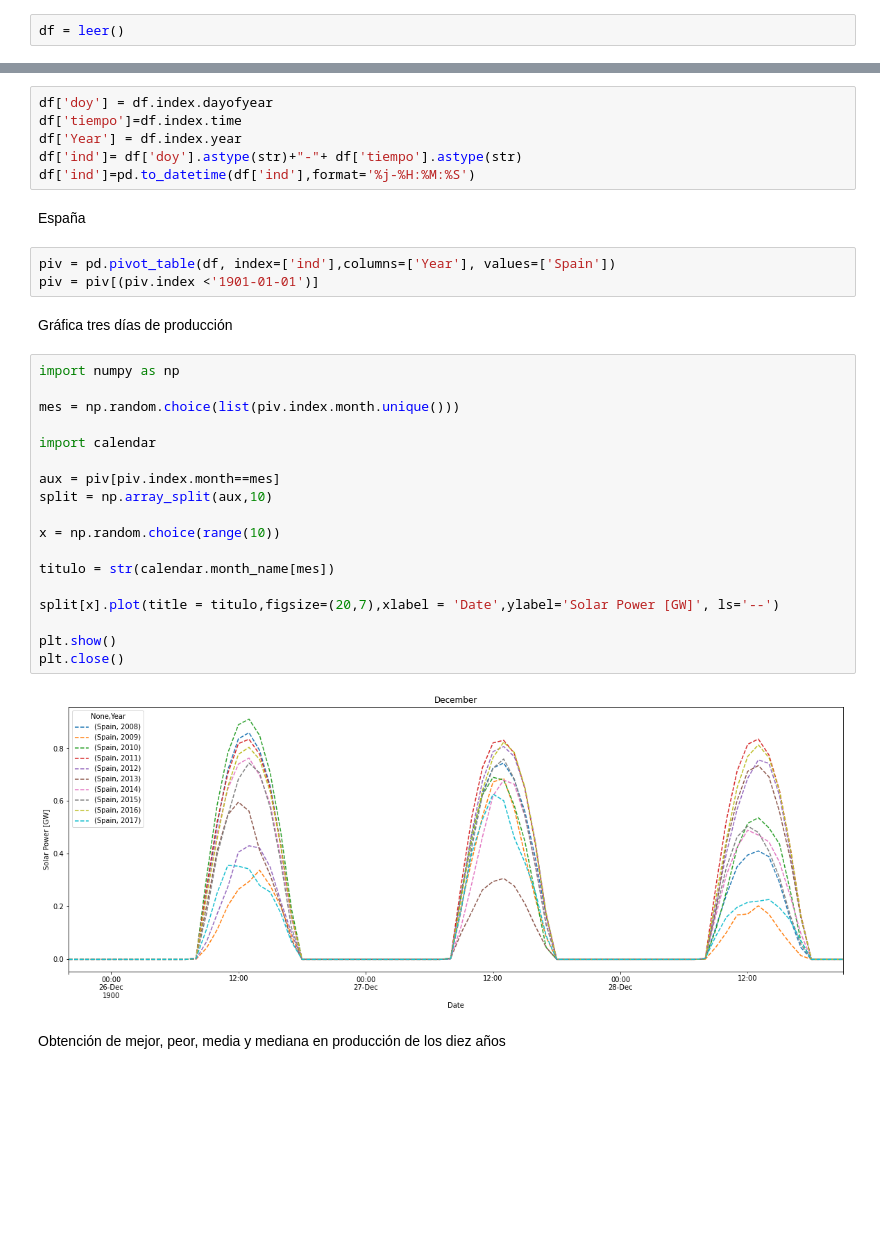
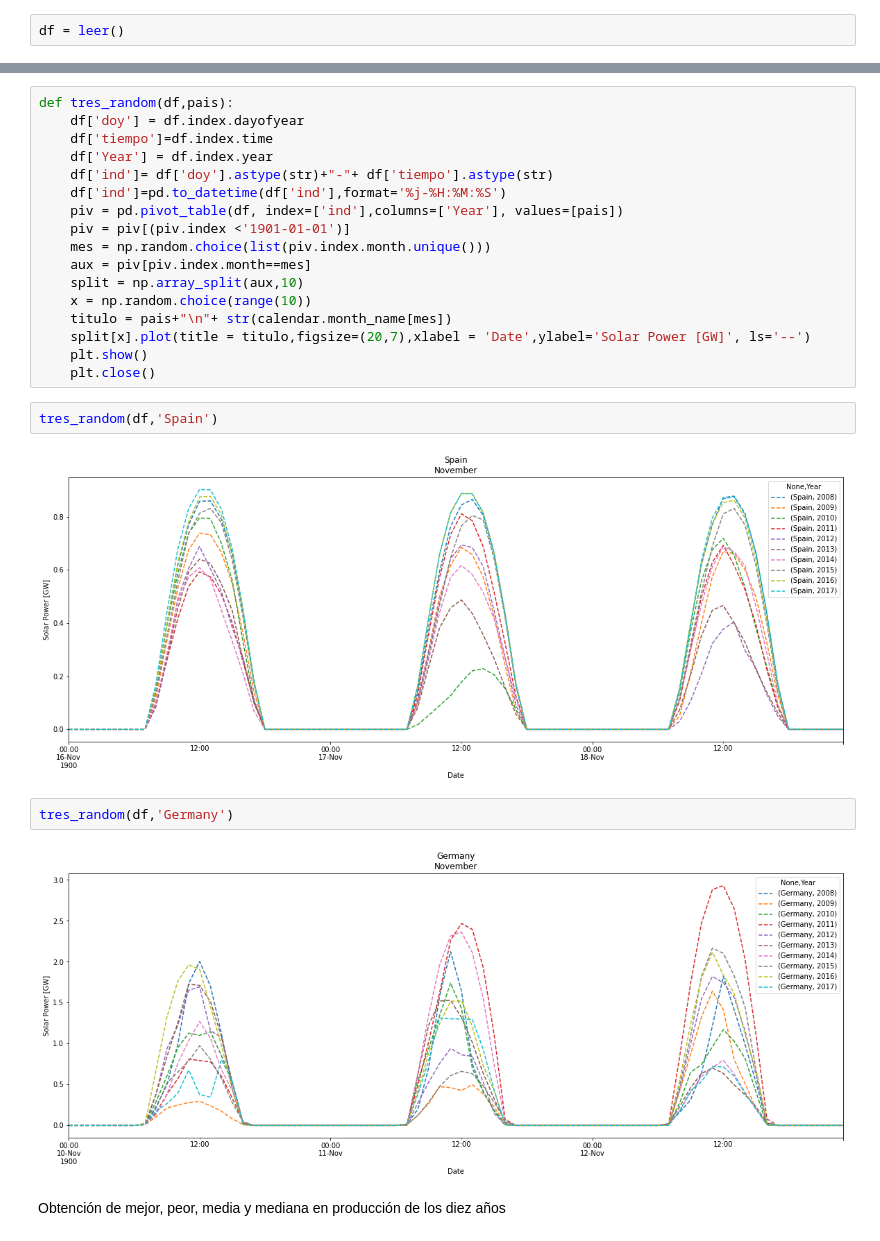
Before and after one commit to roberto-andrade22/PV_Parks_EU, a Jupyter notebook: Simulación.ipynb, the cells around one changed output, grey strips where cells are left out. Drawn from its saved outputs; the diff is of its cells as text; blank space fills up the shorter version.

```diff
--- a/Simulación.ipynb
+++ b/Simulación.ipynb
@@ -55,36 +53,28 @@ Modificación para graficar
 # %%
-df['doy'] = df.index.dayofyear
-df['tiempo']=df.index.time
-df['Year'] = df.index.year
-df['ind']= df['doy'].astype(str)+"-"+ df['tiempo'].astype(str)
-df['ind']=pd.to_datetime(df['ind'],format='%j-%H:%M:%S')
+def tres_random(df,pais):
+    df['doy'] = df.index.dayofyear
+    df['tiempo']=df.index.time
+    df['Year'] = df.index.year
+    df['ind']= df['doy'].astype(str)+"-"+ df['tiempo'].astype(str)
+    df['ind']=pd.to_datetime(df['ind'],format='%j-%H:%M:%S')
+    piv = pd.pivot_table(df, index=['ind'],columns=['Year'], values=[pais])
+    piv = piv[(piv.index <'1901-01-01')]
+    mes = np.random.choice(list(piv.index.month.unique()))
+    aux = piv[piv.index.month==mes]
+    split = np.array_split(aux,10)
+    x = np.random.choice(range(10))
+    titulo = pais+"\n"+ str(calendar.month_name[mes])
+    split[x].plot(title = titulo,figsize=(20,7),xlabel = 'Date',ylabel='Solar Power [GW]', ls='--')
+    plt.show()
+    plt.close()
-# %% [markdown]
-España
-# %%
-piv = pd.pivot_table(df, index=['ind'],columns=['Year'], values=['Spain'])
-piv = piv[(piv.index <'1901-01-01')]
-# %% [markdown]
-Gráfica tres días de producción
-# %%
-import numpy as np
-
-mes = np.random.choice(list(piv.index.month.unique()))
-
-import calendar
-
-aux = piv[piv.index.month==mes]
-split = np.array_split(aux,10)
-
-x = np.random.choice(range(10))
-
-titulo = str(calendar.month_name[mes])
-
-split[x].plot(title = titulo,figsize=(20,7),xlabel = 'Date',ylabel='Solar Power [GW]', ls='--')
-
-plt.show()
-plt.close()
-# %% [output]
-[figure, removed]
+# %%
+tres_random(df,'Spain')
+# %% [output]
+[figure, added]
+# %%
+tres_random(df,'Germany')
+# %% [output]
+[figure, added]
 # %% [markdown]
 Obtención de mejor, peor, media y mediana en producción de los diez años
 # %%
```
Also changed, not shown: parts of 3 cells of this notebook, 1 other file.
